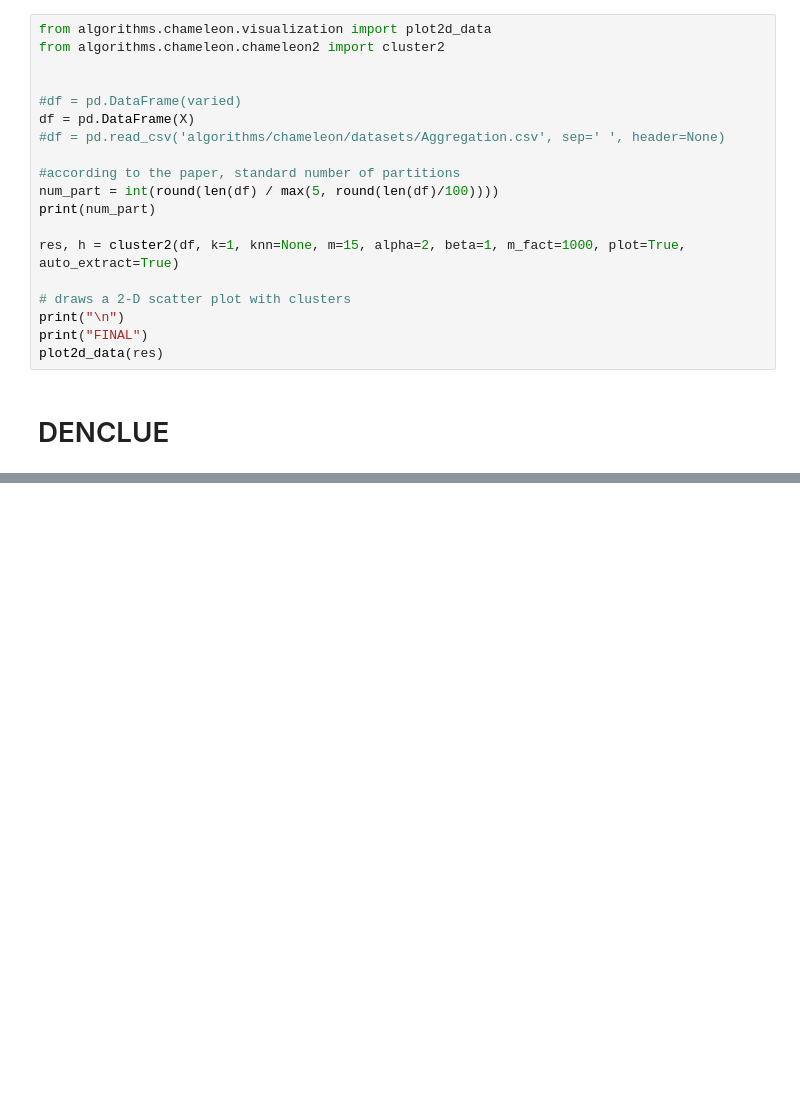
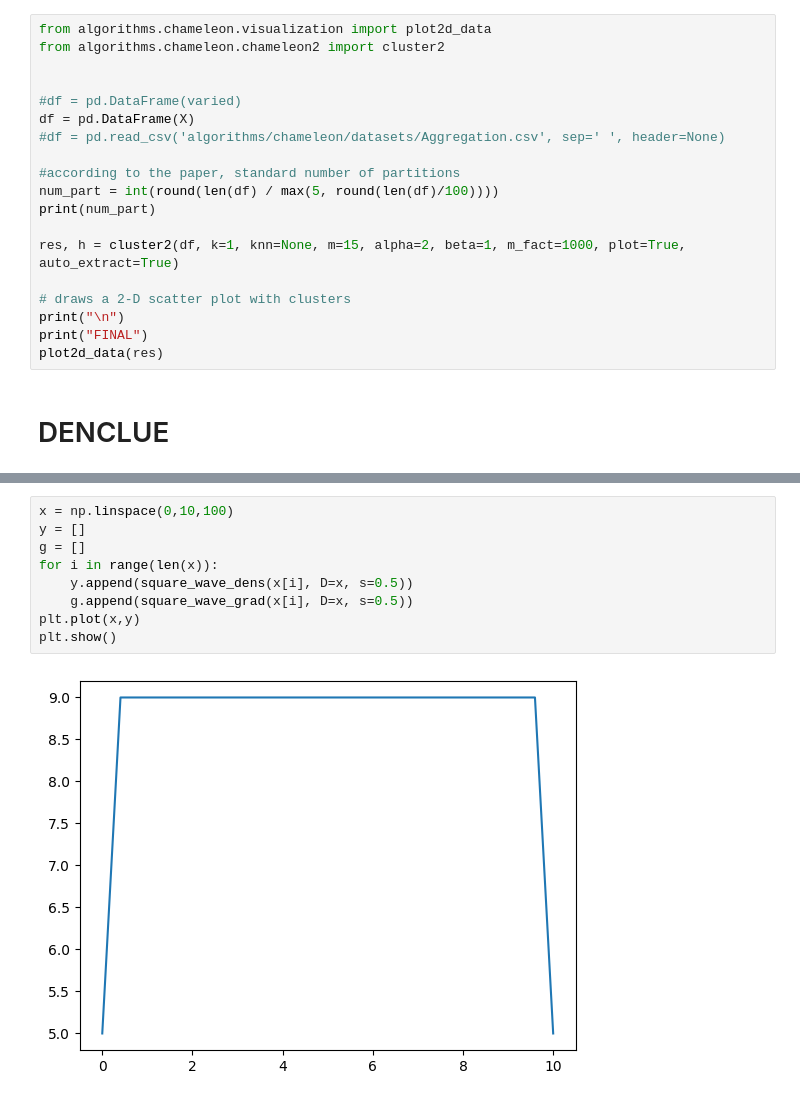
Before and after one commit to guglielmosanchini/ClustViz, a Jupyter notebook: Clustering_visualization_notebook.ipynb, the cells around one changed output, grey strips where cells are left out. Cells and saved outputs as stored; diff of their text form; blank space fills up the shorter version.

```diff
--- a/Clustering_visualization_notebook.ipynb
+++ b/Clustering_visualization_notebook.ipynb
@@ -1032,0 +1184,11 @@ plot2d_data(res)
+# %%
+x = np.linspace(0,10,100)
+y = []
+g = []
+for i in range(len(x)):
+    y.append(square_wave_dens(x[i], D=x, s=0.5))
+    g.append(square_wave_grad(x[i], D=x, s=0.5))
+plt.plot(x,y)
+plt.show()
+# %% [output]
+[figure, added]
```
Also changed, not shown: parts of 5 cells of this notebook, 3 other files.
